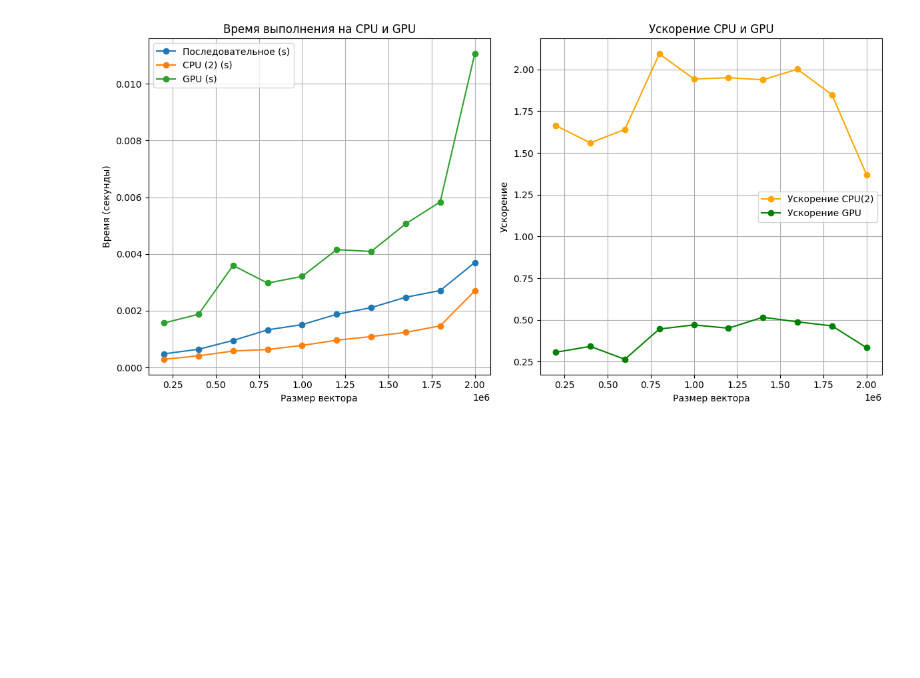
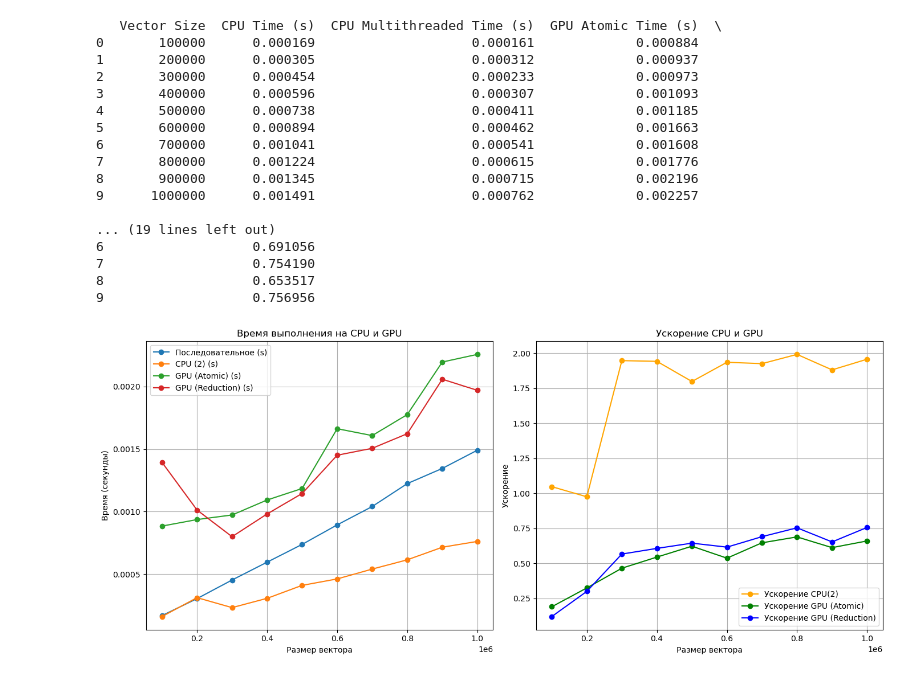
Before and after one commit to maximka9/SU-HPC-Fall-2024, a Jupyter notebook: VecSum/Grafics.ipynb, the cells around one changed output. Saved outputs shown, nothing was run; the diff lists cells and outputs as text; code cells hidden in the pictures; blank space fills up the shorter version.

```diff
--- a/VecSum/Grafics.ipynb
+++ b/VecSum/Grafics.ipynb
@@ -6,35 +6,57 @@ import matplotlib.pyplot as plt
 file_path = r"C:\CUDALAB\CUDA2\CUDA2\results.csv"
 data = pd.read_csv(file_path)
 
 # Удаление лишних пробелов в названиях столбцов
 data.columns = data.columns.str.strip()
 
+# Печать очищенных данных
+print(data)
+
 # Построение графиков
-plt.figure(figsize=(12, 6))
+plt.figure(figsize=(14, 6))
 
-# График времени выполнения на CPU (последовательное и многопоточное) и GPU
+# График времени выполнения на CPU (последовательное и многопоточное) и GPU (atomic и reduction)
 plt.subplot(1, 2, 1)
 plt.plot(data['Vector Size'], data['CPU Time (s)'], label='Последовательное (s)', marker='o')
 plt.plot(data['Vector Size'], data['CPU Multithreaded Time (s)'], label='CPU (2) (s)', marker='o')
-plt.plot(data['Vector Size'], data['GPU Time (s)'], label='GPU (s)', marker='o')
+plt.plot(data['Vector Size'], data['GPU Atomic Time (s)'], label='GPU (Atomic) (s)', marker='o')
+plt.plot(data['Vector Size'], data['GPU Reduction Time (s)'], label='GPU (Reduction) (s)', marker='o')
 plt.title('Время выполнения на CPU и GPU')
 plt.xlabel('Размер вектора')
 plt.ylabel('Время (секунды)')
 plt.legend()
 plt.grid()
 
 # График ускорения
 plt.subplot(1, 2, 2)
 plt.plot(data['Vector Size'], data['Speedup CPU/Multithreaded'], label='Ускорение CPU(2)', marker='o', color='orange')
-plt.plot(data['Vector Size'], data['Speedup CPU/GPU'], label='Ускорение GPU', marker='o', color='green')
+plt.plot(data['Vector Size'], data['Speedup CPU/GPU Atomic'], label='Ускорение GPU (Atomic)', marker='o', color='green')
+plt.plot(data['Vector Size'], data['Speedup CPU/GPU Reduction'], label='Ускорение GPU (Reduction)', marker='o', color='blue')
 plt.title('Ускорение CPU и GPU')
 plt.xlabel('Размер вектора')
 plt.ylabel('Ускорение')
 plt.legend()
 plt.grid()
 
 # Показать графики
 plt.tight_layout()
 plt.show()
 # %% [output]
+   Vector Size  CPU Time (s)  CPU Multithreaded Time (s)  GPU Atomic Time (s)  \
+0       100000      0.000169                    0.000161             0.000884
+1       200000      0.000305                    0.000312             0.000937
+2       300000      0.000454                    0.000233             0.000973
+3       400000      0.000596                    0.000307             0.001093
+4       500000      0.000738                    0.000411             0.001185
+5       600000      0.000894                    0.000462             0.001663
+6       700000      0.001041                    0.000541             0.001608
+7       800000      0.001224                    0.000615             0.001776
+8       900000      0.001345                    0.000715             0.002196
+9      1000000      0.001491                    0.000762             0.002257
+
+... (19 lines left out)
+6                   0.691056
+7                   0.754190
+8                   0.653517
+9                   0.756956
-[figure, old version]
+[figure, new version]
```
